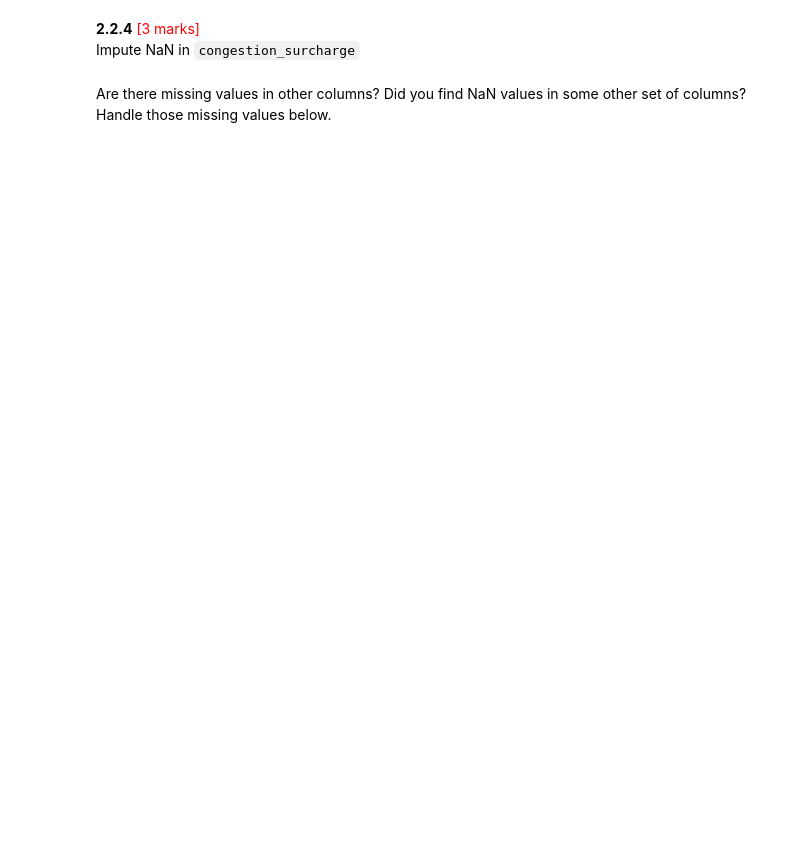
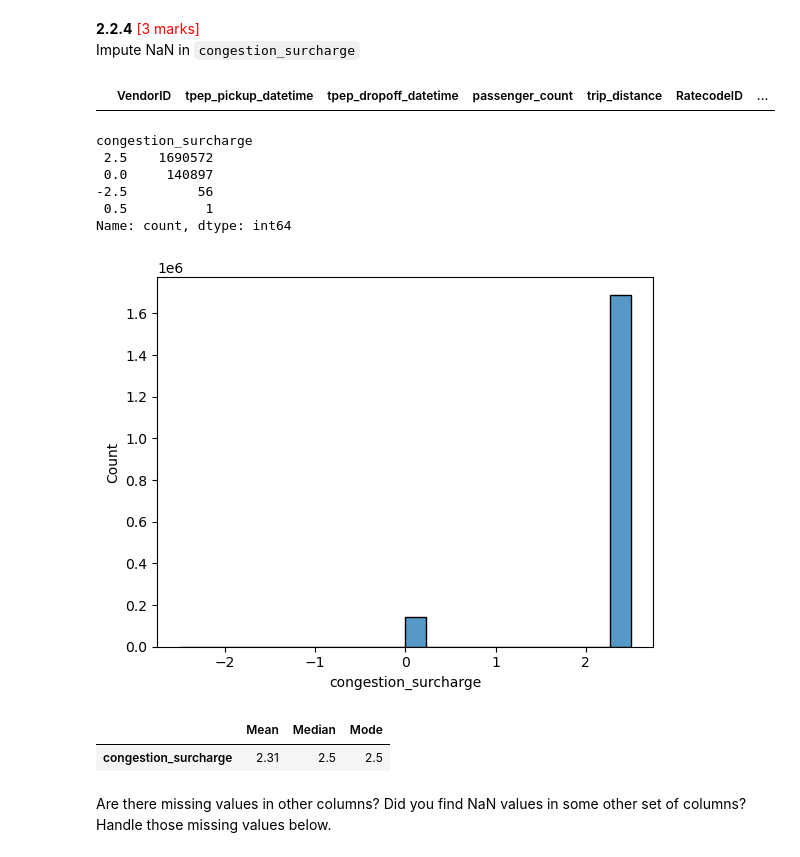
Before and after one commit to mpyar/eda_nyc_taxi, a Jupyter notebook: Analysis/EDA_Assg_NYC_Taxi_Starter.ipynb, the cells around one changed output. Drawn from its saved outputs; the diff is of its cells as text; code cells hidden in the pictures; blank space fills up the shorter version.

```diff
--- a/Analysis/EDA_Assg_NYC_Taxi_Starter.ipynb
+++ b/Analysis/EDA_Assg_NYC_Taxi_Starter.ipynb
@@ -472,2 +567,4 @@ Handling missing values in `passenger_count`
+# %%
+df['passenger_count'] = df['passenger_count'].fillna(value=round(df['passenger_count'].median(),0))
 # %% [markdown]
 Did you find zeroes in passenger_count? Handle these.
@@ -473,0 +606,2 @@ Did you find zeroes in passenger_count? Handle these.
+# %%
+df.loc[df['passenger_count'] == 0, 'passenger_count'] = round(df['passenger_count'].median(),0)
@@ -478,0 +640,2 @@ Handle missing values in `RatecodeID`
+# %%
+df['RatecodeID'] = df['RatecodeID'].fillna(value=df['RatecodeID'].mode()[0])
@@ -481,3 +661,25 @@ Handle missing values in `RatecodeID`
 Impute NaN in `congestion_surcharge`
 # %%
 # handle null values in congestion_surcharge
+df[df['congestion_surcharge'].isna()]
+# %% [output]
+|  | VendorID | tpep_pickup_datetime | tpep_dropoff_datetime | passenger_count | trip_distance | RatecodeID | ... |
+# %%
+df['congestion_surcharge'].value_counts()
+# %% [output]
+congestion_surcharge
+ 2.5    1690572
+ 0.0     140897
+-2.5         56
+ 0.5          1
+Name: count, dtype: int64
+# %%
+sns.histplot(data = df, x = 'congestion_surcharge');
+# %% [output]
+[figure, added]
+# %%
+column_list=['congestion_surcharge']
+getStats(df,column_list)
+# %% [output]
+|  | Mean | Median | Mode |
+| congestion_surcharge | 2.31 | 2.5 | 2.5 |
```
Also changed, not shown: parts of 21 cells of this notebook, 1 other file.
